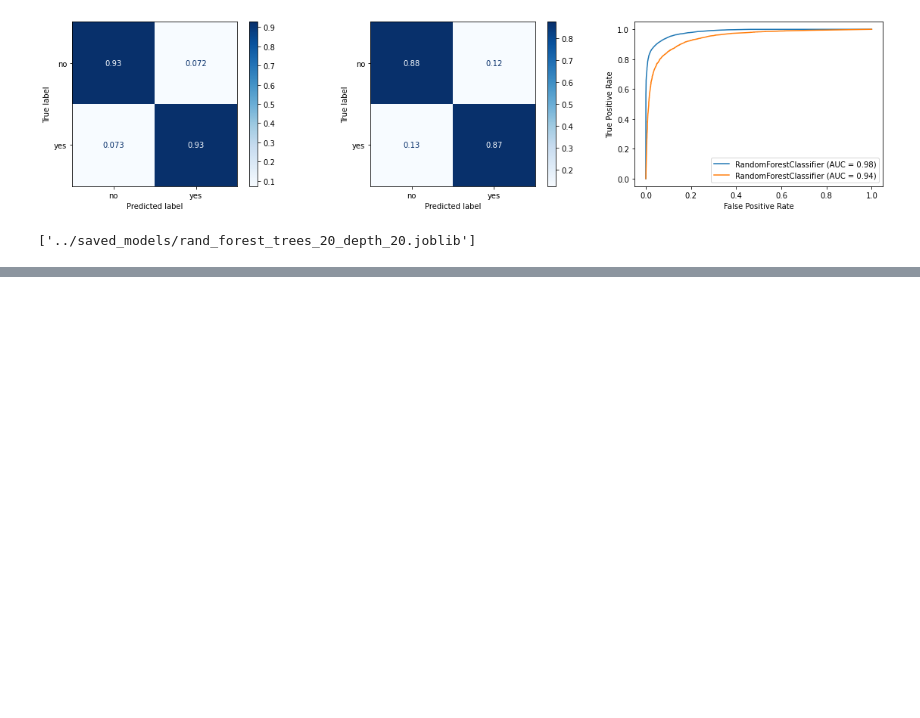
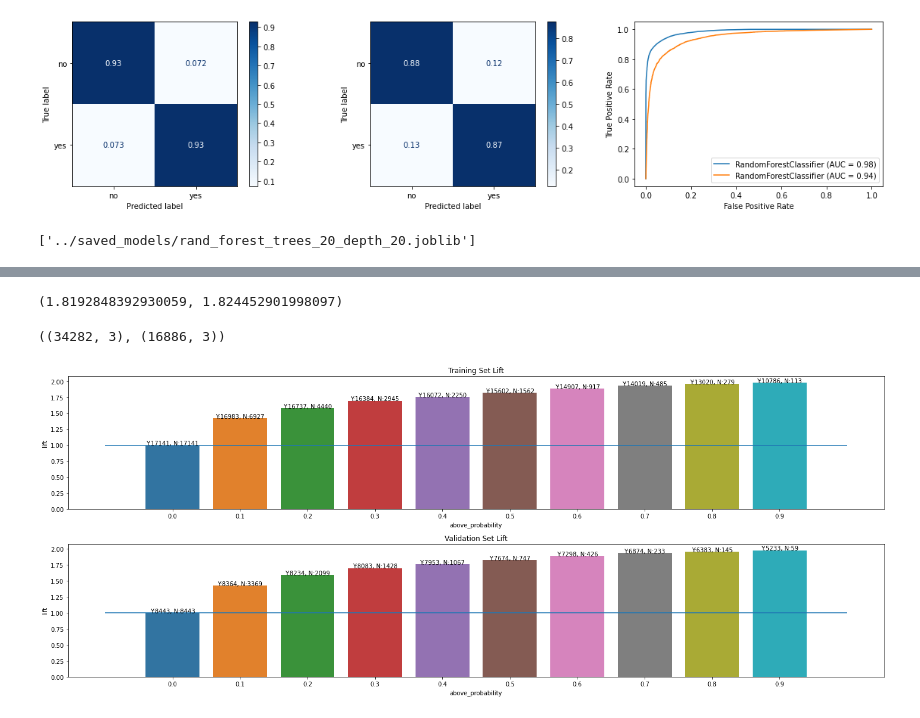
Before and after one commit to matthewswogger/Bank-Telemarketing, a Jupyter notebook: notebooks/4_gridsearch_models.ipynb, the cells around one changed output, grey strips where cells are left out. Drawn from its saved outputs; the diff is of its cells as text; code cells hidden in the pictures; blank space fills up the shorter version.

```diff
--- a/notebooks/4_gridsearch_models.ipynb
+++ b/notebooks/4_gridsearch_models.ipynb
@@ -591,0 +303,57 @@ ax.hlines(1, -1,10);
+# %%
+y_train_predict = rand_forest.predict(X_train)
+y_train_probs = rand_forest.predict_proba(X_train)[:,1]
+
+y_val_predict = rand_forest.predict(X_val)
+y_val_probs = rand_forest.predict_proba(X_val)[:,1]
+
+lift_score(y_train, y_train_predict), lift_score(y_val, y_val_predict)
+# %% [output]
+(1.8192848392930059, 1.824452901998097)
+# %%
+c_name = ['target', 'probability', 'prediction']
+
+train_tpp = np.column_stack((y_train.to_numpy(), y_train_probs, y_train_predict))
+train_tpp = pd.DataFrame(train_tpp, columns=c_name)
+
+val_tpp = np.column_stack((y_val.to_numpy(), y_val_probs, y_val_predict))
+val_tpp = pd.DataFrame(val_tpp, columns=c_name)
+
+train_tpp.shape, val_tpp.shape
+# %% [output]
+((34282, 3), (16886, 3))
+# %%
+def computeLift(res, arr, r):
+    population = res.target.value_counts()
+    population_ratio = population.loc[1.0]/population.sum()
+
+    l = []
+    for i in arr:
+        d = res.loc[res.probability >= i,:]
+        sample = d.target.value_counts()
+        sample_ratio = sample.loc[1.0]/sample.sum()
+        l.append([round(i, ndigits=r), sample_ratio/population_ratio, f'Y:{sample.loc[1.0]}, N:{sample.loc[0.0]}'])
+    above_prob = pd.DataFrame(l, columns=['above_probability', 'lift', 'count'])
+    return above_prob
+# %%
+thresholds = np.arange(0, 1, .1)
+round_prob = 1
+train_lift = computeLift(train_tpp, thresholds, round_prob)
+val_lift = computeLift(val_tpp, thresholds, round_prob)
+# %%
+f, (ax1, ax2) = plt.subplots(nrows=2, figsize=(20,8))
+
+sns.barplot(data=train_lift, x='above_probability', y='lift', ax=ax1)
+for row in train_lift.itertuples():
+    ax1.text(row.Index, row.lift, row.count, color='black', ha="center")
+ax1.hlines(1, -1,10)
+ax1.set_title('Training Set Lift')
+
+sns.barplot(data=val_lift, x='above_probability', y='lift', ax=ax2)
+for row in val_lift.itertuples():
+    ax2.text(row.Index, row.lift, row.count, color='black', ha="center")
+ax2.hlines(1, -1,10)
+ax2.set_title('Validation Set Lift')
+plt.tight_layout();
+# %% [output]
+[figure, added]
```
Also changed, not shown: parts of 48 cells of this notebook, 1 other file.
